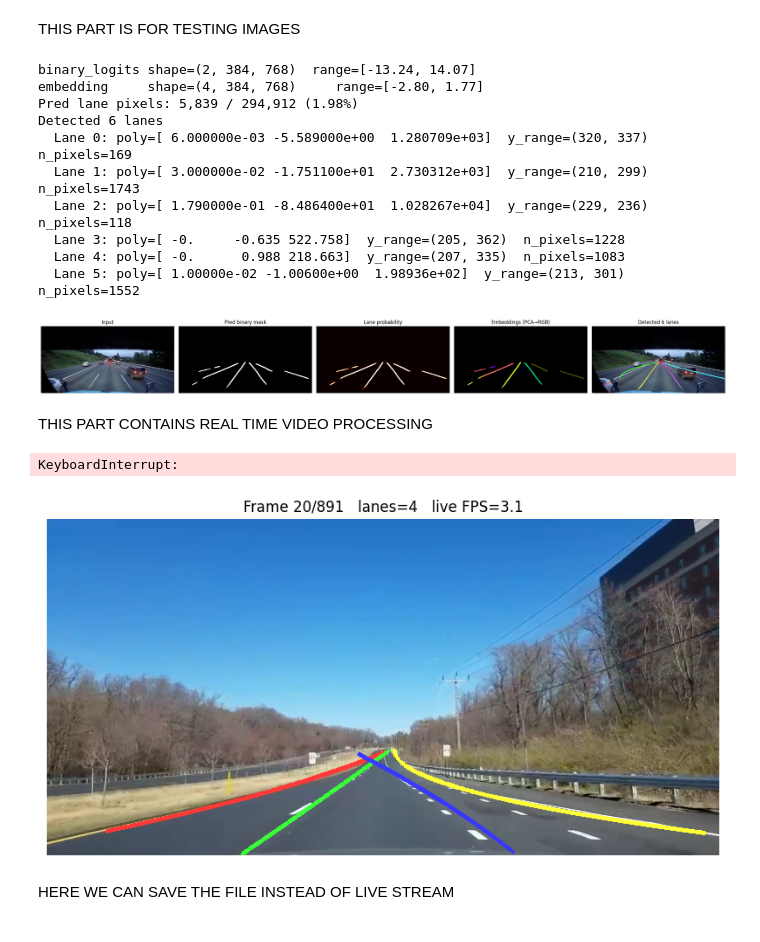
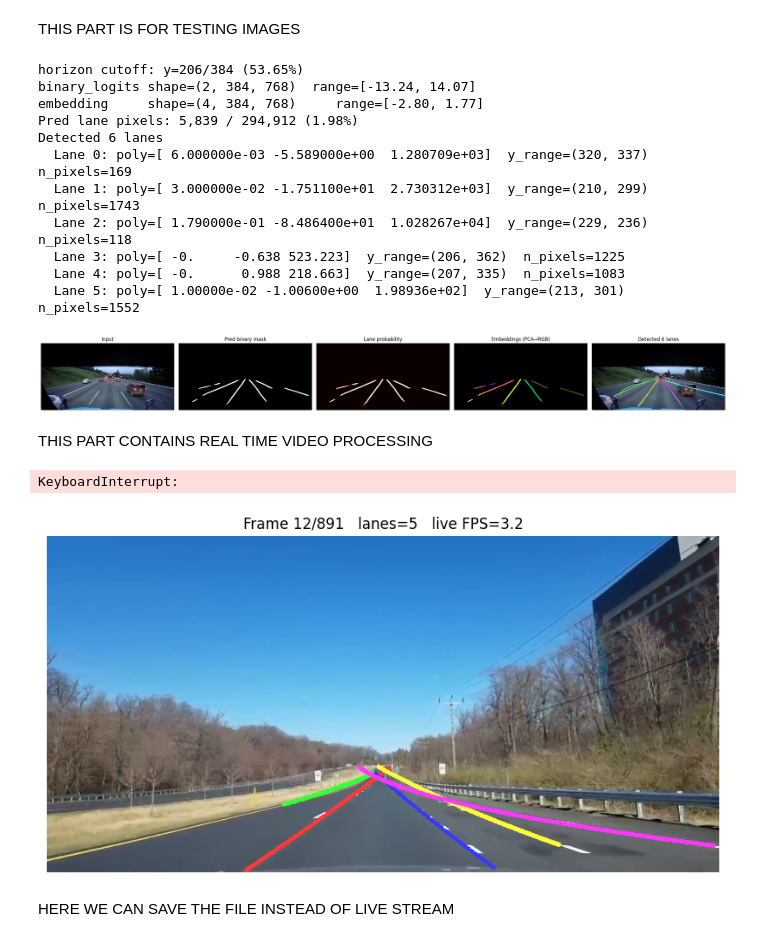
Before and after one commit to abdullahtapanci/LaneDetection, a Jupyter notebook: realTime.ipynb, the cells around one changed output. Drawn from its saved outputs; the diff is of its cells as text; code cells hidden in the pictures.

```diff
--- a/realTime.ipynb
+++ b/realTime.ipynb
@@ -100,7 +88,7 @@ IMAGE_PATH = "/content/drive/MyDrive/Lane_Detection_Project/sampleImages/testIma
 #MIN_PIXELS is the minimum number of pixels required for a detected lane to be considered valid.
 EPS, MIN_SAMPLES, MIN_PIXELS, BANDWIDTH = 0.1, 20, 100, 2.0
 POLY_DEGREE = 2
-Y_MIN_RATIO = 0.3
+HORIZON_CUTOFF = 30
 
 # --- Read image ---
 frame_bgr = cv2.imread(IMAGE_PATH)
@@ -117,7 +105,7 @@ emb_np    = embedding.squeeze(0).cpu().numpy()         # (D, H, W)
 
 lanes = my_postprocess(binary_np, emb_np,
                        eps=EPS, min_samples=MIN_SAMPLES, threshold=0.4,
-                       poly_degree=POLY_DEGREE, min_pixels=MIN_PIXELS, bandwidth=BANDWIDTH, clustering_algorithm='dbscan', y_min_ratio=Y_MIN_RATIO)
+                       poly_degree=POLY_DEGREE, min_pixels=MIN_PIXELS, bandwidth=BANDWIDTH, clustering_algorithm='dbscan')
 
 # --- Pull intermediates for visualization ---
 binary_pred = binary_np.argmax(axis=0).astype(np.uint8)                # (H, W)
@@ -157,6 +145,7 @@ axes[4].imshow(annotated);                                axes[4].set_title(f"De
 for a in axes: a.axis("off")
 plt.tight_layout(); plt.show()
 # %% [output]
+horizon cutoff: y=206/384 (53.65%)
 binary_logits shape=(2, 384, 768)  range=[-13.24, 14.07]
 embedding     shape=(4, 384, 768)     range=[-2.80, 1.77]
 Pred lane pixels: 5,839 / 294,912 (1.98%)
@@ -164,7 +153,7 @@ Detected 6 lanes
   Lane 0: poly=[ 6.000000e-03 -5.589000e+00  1.280709e+03]  y_range=(320, 337)  n_pixels=169
   Lane 1: poly=[ 3.000000e-02 -1.751100e+01  2.730312e+03]  y_range=(210, 299)  n_pixels=1743
   Lane 2: poly=[ 1.790000e-01 -8.486400e+01  1.028267e+04]  y_range=(229, 236)  n_pixels=118
-  Lane 3: poly=[ -0.     -0.635 522.758]  y_range=(205, 362)  n_pixels=1228
+  Lane 3: poly=[ -0.     -0.638 523.223]  y_range=(206, 362)  n_pixels=1225
   Lane 4: poly=[ -0.      0.988 218.663]  y_range=(207, 335)  n_pixels=1083
   Lane 5: poly=[ 1.00000e-02 -1.00600e+00  1.98936e+02]  y_range=(213, 301)  n_pixels=1552
 [figure]
@@ -202,35 +191,35 @@ with torch.no_grad():
         binary_logits, embedding = model(x)
 
         #Here we apply postprocessing
         #Here we drop the batch dimension, move to CPU and convert to numpy for postprocessing. We have to move to CPU because the
         #postprocessing code uses sklearn which runs on CPU.
         binary_np = binary_logits.squeeze(0).cpu().numpy()
         emb_np    = embedding.squeeze(0).cpu().numpy()
         lanes = my_postprocess(binary_np, emb_np,
                        eps=EPS, min_samples=MIN_SAMPLES, threshold=0.4,
-                       poly_degree=POLY_DEGREE, min_pixels=MIN_PIXELS, bandwidth=BANDWIDTH, clustering_algorithm='dbscan', y_min_ratio=Y_MIN_RATIO)
+                       poly_degree=POLY_DEGREE, min_pixels=MIN_PIXELS, bandwidth=BANDWIDTH, clustering_algorithm='dbscan')
 
         # Draw on the resized RGB frame
         annotated = draw_lanes(frame_rgb.copy(), lanes)
 
         # Update the matplotlib figure in place
         ax.clear(); ax.axis("off")
         elapsed = time.time() - t_start
         live_fps = (frame_idx + 1) / elapsed if elapsed > 0 else 0
         ax.imshow(annotated)
         ax.set_title(f"Frame {frame_idx+1}/{total_frames}   "
                      f"lanes={len(lanes)}   live FPS={live_fps:.1f}")
         clear_output(wait=True)
         display(fig)
 
         frame_idx += 1
 
 cap.release()
 plt.close(fig)
 print("Done.")
 # %% [output]
 KeyboardInterrupt:
-[figure, old version]
+[figure, new version]
 # %% [markdown]
 HERE WE CAN SAVE THE FILE INSTEAD OF LIVE STREAM
 # %%
```
Also changed, not shown: parts of 1 cell of this notebook.
